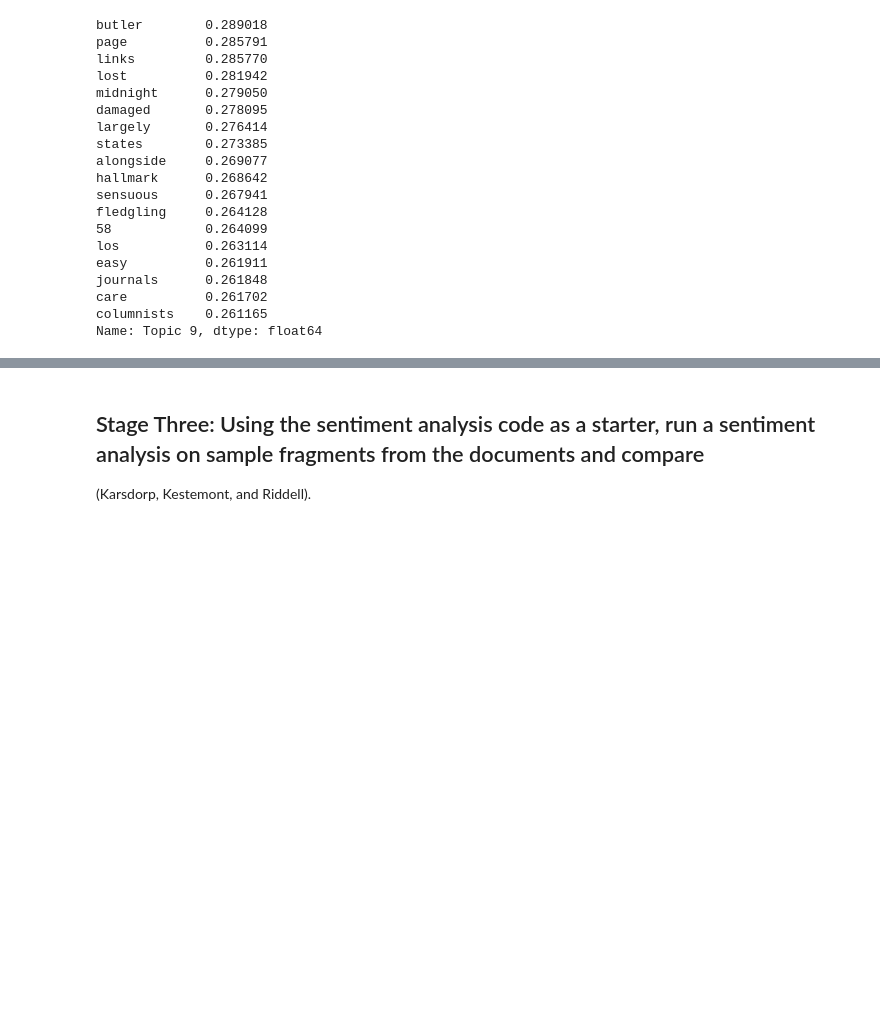
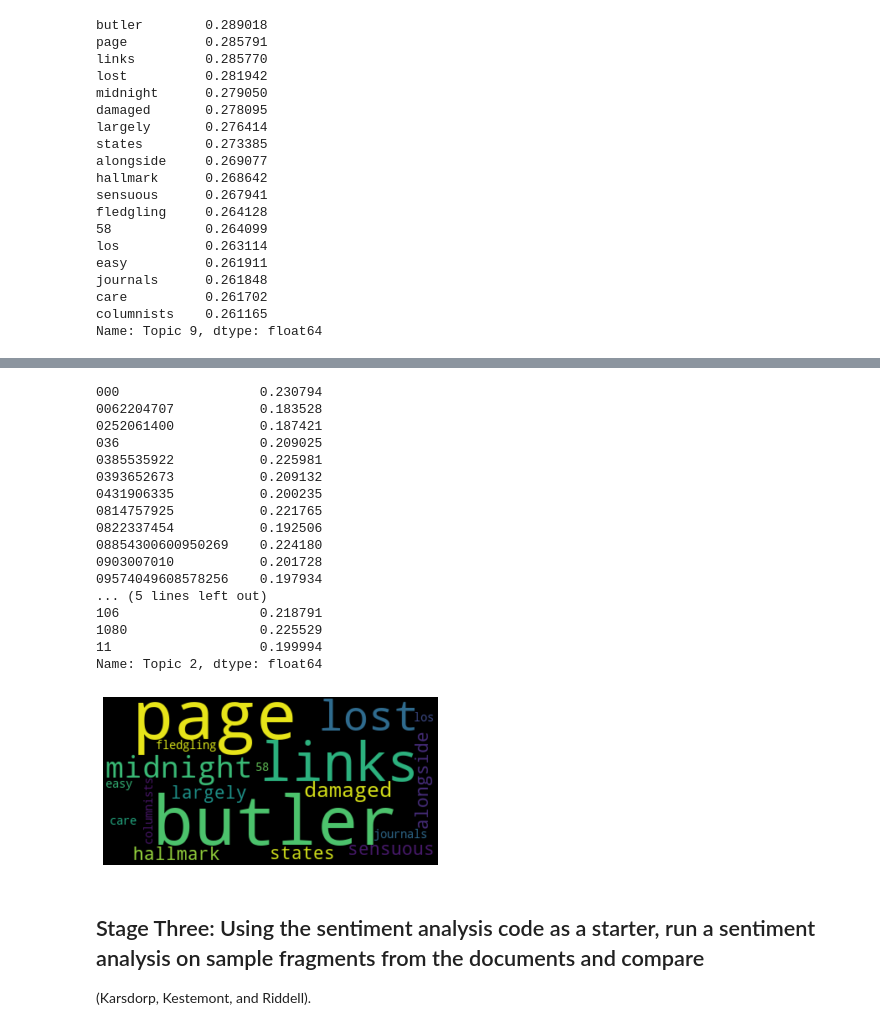
Before and after one commit to dlb007/D-D-, a Jupyter notebook: Assignment #12.ipynb, the cells around one changed output, grey strips where cells are left out. Cells and saved outputs as stored; diff of their text form; code cells hidden in the pictures; blank space fills up the shorter version.

```diff
--- a/Assignment #12.ipynb
+++ b/Assignment #12.ipynb
@@ -147,0 +203,3 @@ ModuleNotFoundError: No module named 'wordcloud'
+# %%
+words = topic_word_distributions.loc['Topic 9'].sort_values(ascending=False).head(18)
+words
@@ -148,3 +226,38 @@ ModuleNotFoundError: No module named 'wordcloud'
+# %%
+
+
+from matplotlib import pyplot as plt
+from wordcloud import WordCloud, STOPWORDS
+import matplotlib.colors as mcolors
+
+print(topic_word_distributions.loc['Topic 2'].head(20))
+
+# Create and generate a word cloud image:
+wordcloud = WordCloud().generate_from_frequencies(words)
+
+# Display the generated image:
+plt.imshow(wordcloud, interpolation='bilinear')
+plt.axis("off")
+plt.show()
+# %% [output]
+000                  0.230794
+0062204707           0.183528
+0252061400           0.187421
+036                  0.209025
+0385535922           0.225981
+0393652673           0.209132
+0431906335           0.200235
+0814757925           0.221765
+0822337454           0.192506
+08854300600950269    0.224180
+0903007010           0.201728
+09574049608578256    0.197934
+... (5 lines left out)
+106                  0.218791
+1080                 0.225529
+11                   0.199994
+Name: Topic 2, dtype: float64
+[figure, added]
 # %% [markdown]
 ## Stage Three: Using the sentiment analysis code as a starter, run a sentiment analysis on sample fragments from the documents and compare
 
```
Also changed, not shown: parts of 5 cells of this notebook.
